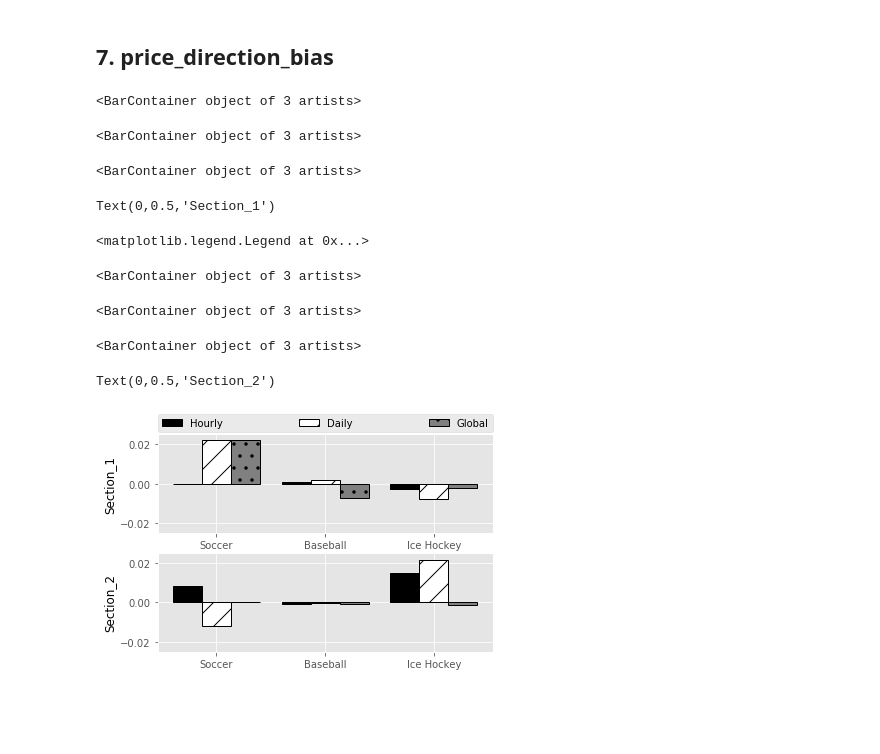
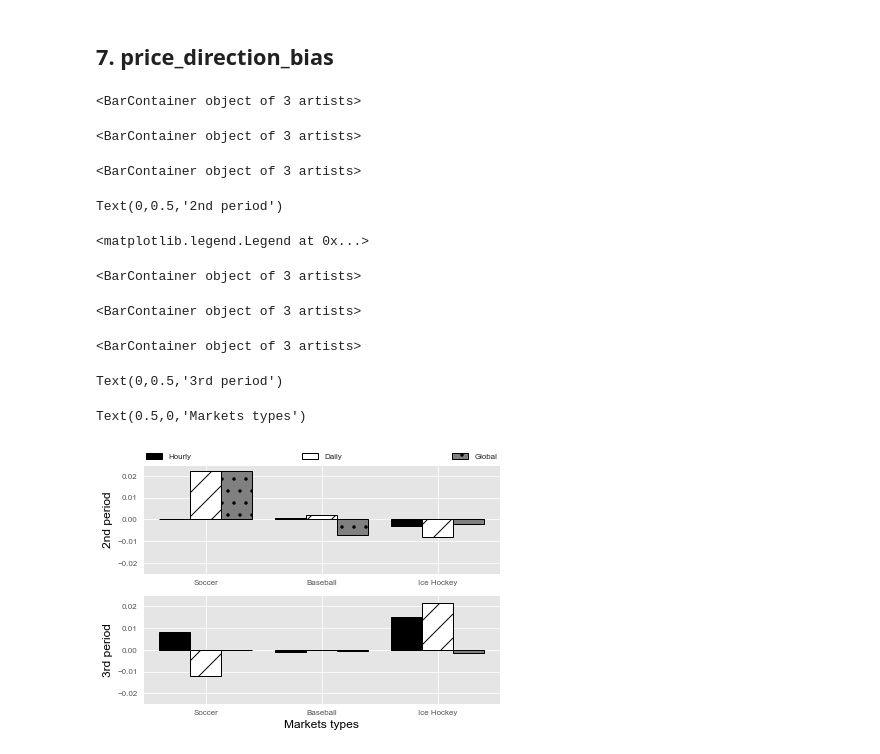
Before and after one commit to zyfzjsc988/FLB, a Jupyter notebook: h1_visualize.ipynb, the cells around one changed output. Saved outputs shown, nothing was run; the diff lists cells and outputs as text; code cells hidden in the pictures; blank space fills up the shorter version.

Commit message:
new visual

```diff
--- a/h1_visualize.ipynb
+++ b/h1_visualize.ipynb
@@ -912,35 +907,37 @@ ax1 = plt.subplot(211, ylim=(-.025,0.025),xticks=[0, 1, 2, 3],xticklabels=xt)
 # ax.yaxis.get_major_formatter().set_powerlimits((0,1)) # 将坐标轴的base number设置为一位。
 plt.bar(x, data[tag[0]],  width=width, label=tag[0],ec='k', ls='-', lw=1,color='k')
 plt.bar(x + width, data[tag[1]], width=width, label=tag[1],hatch='/',ec='k', ls='-', lw=1,color='w')
 plt.bar(x +2 * width, data[tag[2]], width=width, label=tag[2],hatch='.',ec='k', ls='-', lw=1,color=(0.5,0.5,0.5))
-plt.ylabel("Section_1",color = 'k')
+plt.ylabel("2nd period",color = 'k')
 plt.legend(bbox_to_anchor=(0,1.02,1,0.2), loc="lower left",
                 mode="expand", borderaxespad=0, ncol=3)
 
 sheet = 'sec2'
 data = pd.read_excel(results_sources+source_name,sheet_name = sheet,index_col=0).apply(lambda x: round(x,5))
 tag = data.columns.tolist()
 xt = data.index.tolist()
 # ax1 = plt.subplot(311,ylim=(-0.02,0.02))
 # plt.axis([-1, 3, 0.4, 0.6])
 ax1 = plt.subplot(212,ylim=(-.025,0.025),xticks=[0, 1, 2, 3],xticklabels=xt)
 # ax = plt.gca()  # 获取当前图像的坐标轴信息
 # ax.yaxis.get_major_formatter().set_powerlimits((0,1)) # 将坐标轴的base number设置为一位。
 plt.bar(x, data[tag[0]],  width=width, label=tag[0],ec='k', ls='-', lw=1,color='k')
 plt.bar(x + width, data[tag[1]], width=width, label=tag[1],hatch='/',ec='k', ls='-', lw=1,color='w')
 plt.bar(x +2 * width, data[tag[2]], width=width, label=tag[2],hatch='.',ec='k', ls='-', lw=1,color=(0.5,0.5,0.5))
-plt.ylabel("Section_2",color = 'k')
+plt.ylabel("3rd period",color = 'k')
+plt.xlabel("Markets types",color = 'k')
 plt.savefig("../../Diser/Plot/"+plot_name+".png", bbox_inches="tight")
 
 plt.show()
 # %% [output]
 <BarContainer object of 3 artists>
 <BarContainer object of 3 artists>
 <BarContainer object of 3 artists>
-Text(0,0.5,'Section_1')
+Text(0,0.5,'2nd period')
 <matplotlib.legend.Legend at 0x...>
 <BarContainer object of 3 artists>
 <BarContainer object of 3 artists>
 <BarContainer object of 3 artists>
-Text(0,0.5,'Section_2')
+Text(0,0.5,'3rd period')
+Text(0.5,0,'Markets types')
-[figure, old version]
+[figure, new version]
```
Also changed, not shown: parts of 19 cells of this notebook.
